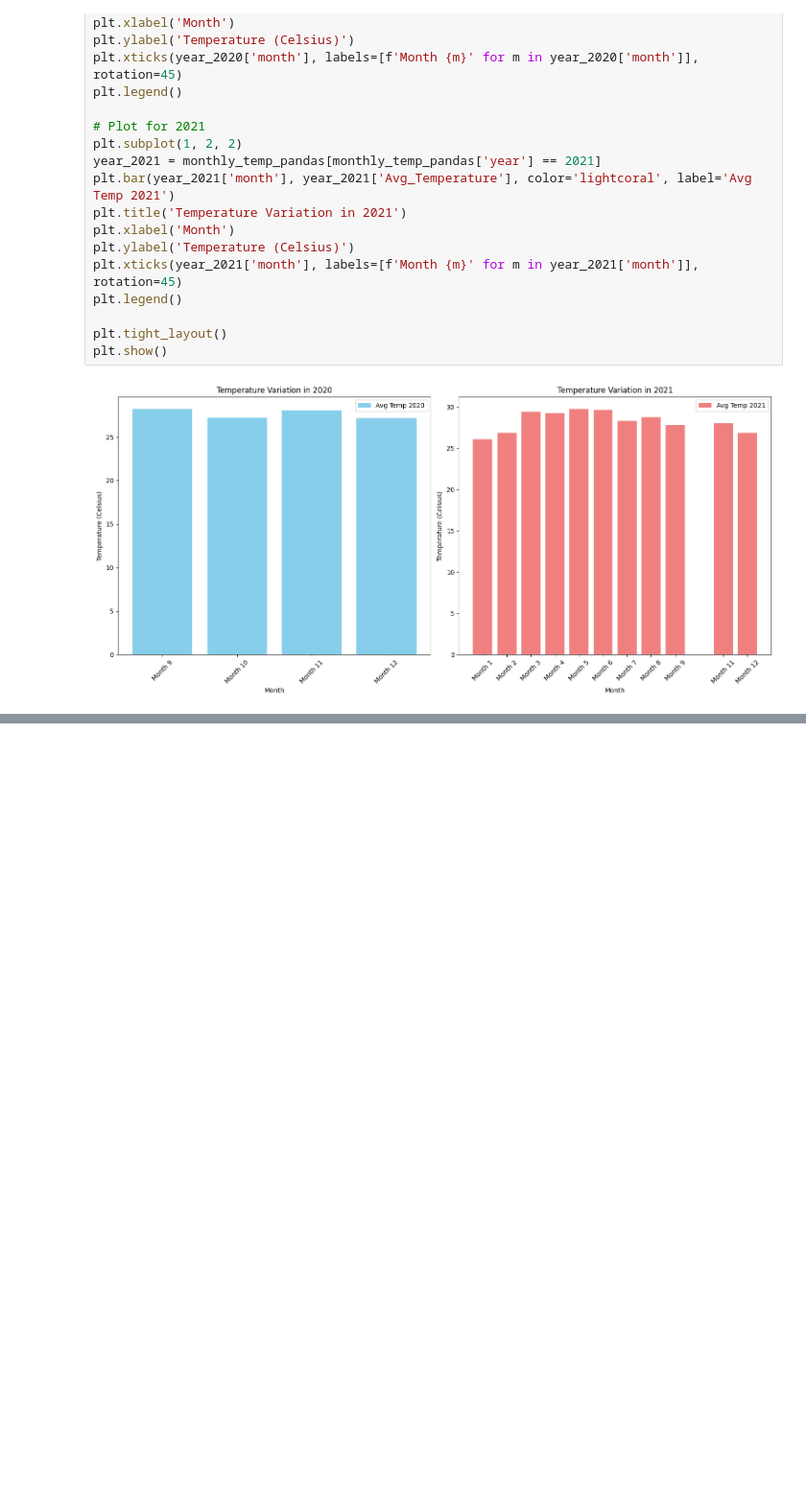
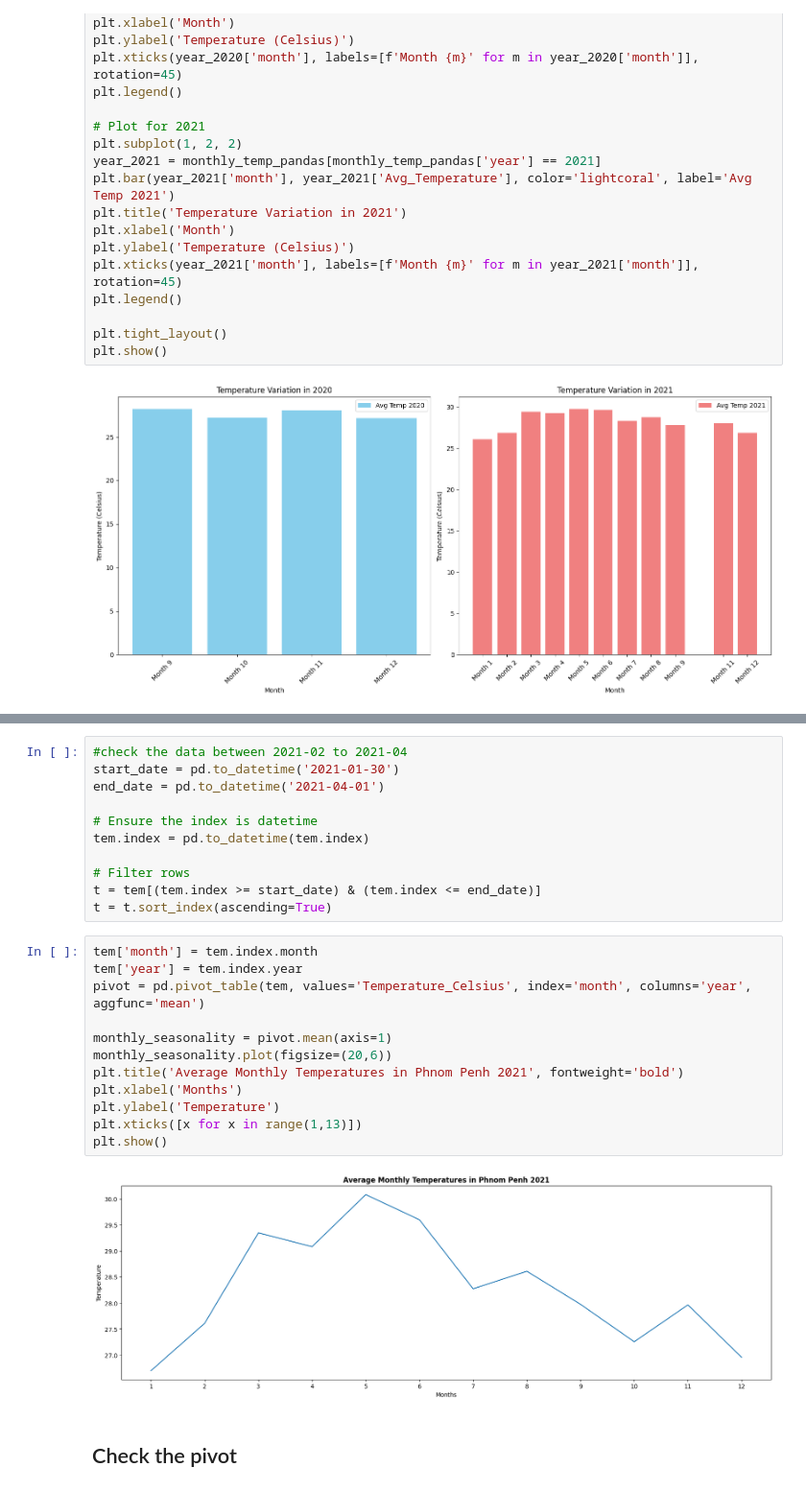
Before and after one commit to Galaxy092/Samsung-Innovation-Campus-Big-Data-Capstone-Project, a Jupyter notebook: Data Analysis & Visualization.ipynb, the cells around one changed output, grey strips where cells are left out. Shown at 96% size. Saved outputs shown, nothing was run; the diff lists cells and outputs as text; blank space fills up the shorter version.

```diff
--- a/Data Analysis & Visualization.ipynb
+++ b/Data Analysis & Visualization.ipynb
@@ -463,0 +518,27 @@ This will become an error in seaborn v0.14.0; please update your code.
+# %%
+#check the data between 2021-02 to 2021-04
+start_date = pd.to_datetime('2021-01-30')
+end_date = pd.to_datetime('2021-04-01')
+
+# Ensure the index is datetime
+tem.index = pd.to_datetime(tem.index)
+
+# Filter rows
+t = tem[(tem.index >= start_date) & (tem.index <= end_date)]
+t = t.sort_index(ascending=True)
+# %%
+tem['month'] = tem.index.month
+tem['year'] = tem.index.year
+pivot = pd.pivot_table(tem, values='Temperature_Celsius', index='month', columns='year', aggfunc='mean')
+
+monthly_seasonality = pivot.mean(axis=1)
+monthly_seasonality.plot(figsize=(20,6))
+plt.title('Average Monthly Temperatures in Phnom Penh 2021', fontweight='bold')
+plt.xlabel('Months')
+plt.ylabel('Temperature')
+plt.xticks([x for x in range(1,13)])
+plt.show()
+# %% [output]
+[figure, added]
+# %% [markdown]
+## Check the pivot
```
Also changed, not shown: parts of 59 cells of this notebook.
